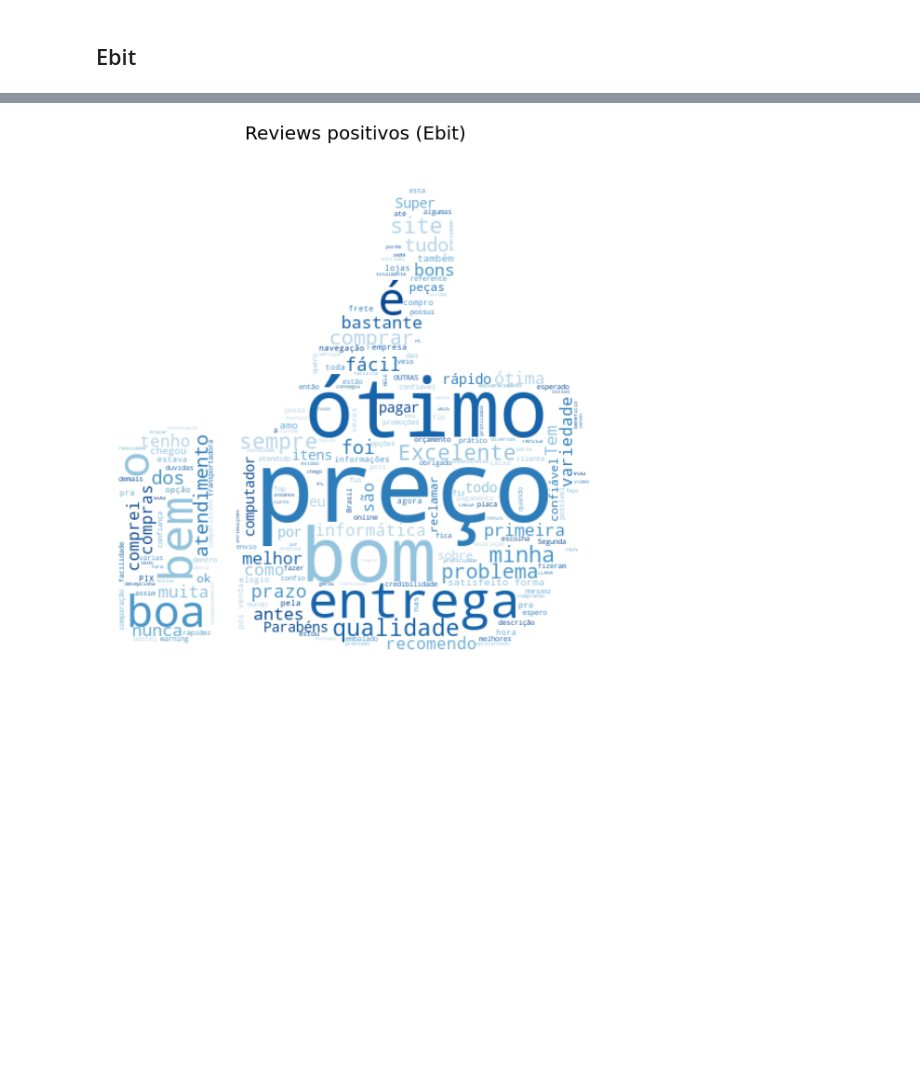
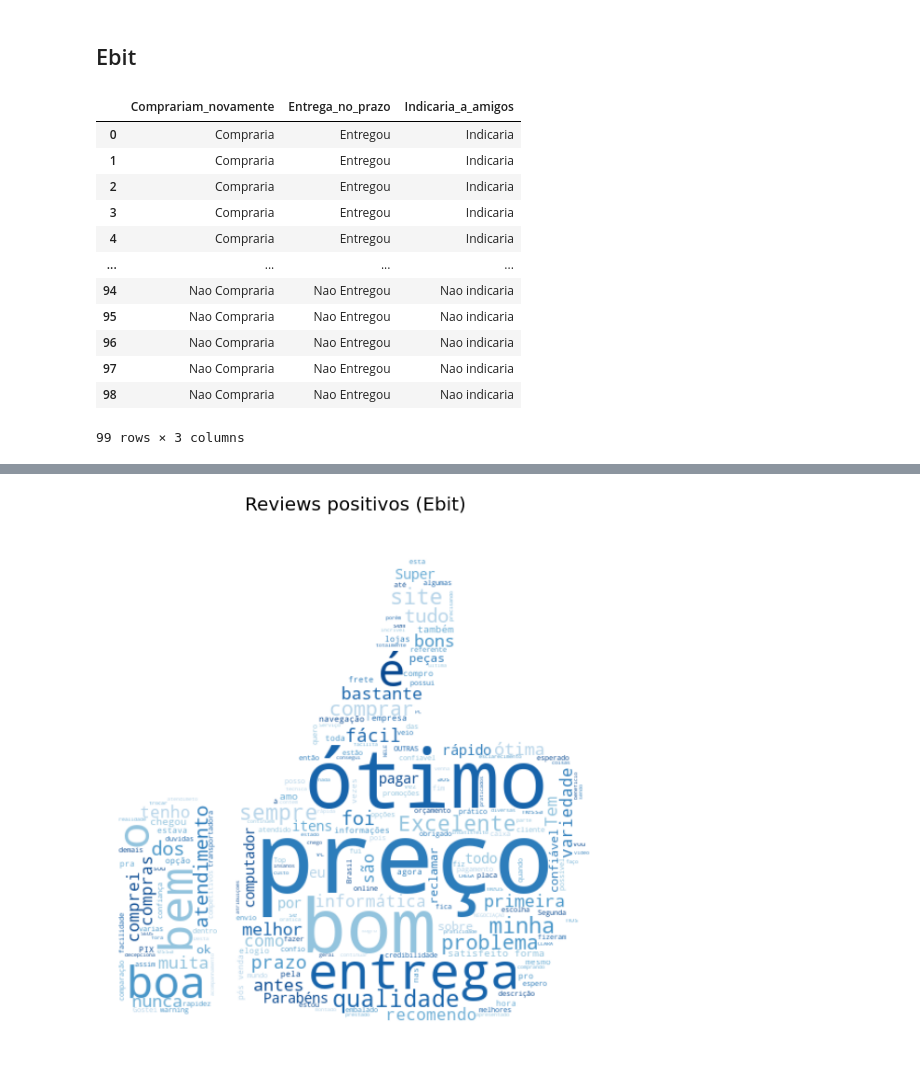
Before and after one commit to gutessitore/ReclameAquiScrapper, a Jupyter notebook: notebooks/pichau.ipynb, the cells around one changed output, grey strips where cells are left out. Cells and saved outputs as stored; diff of their text form; code cells hidden in the pictures; blank space fills up the shorter version.

```diff
--- a/notebooks/pichau.ipynb
+++ b/notebooks/pichau.ipynb
@@ -143,3 +143,24 @@ def plot_wordcloud(words, words_to_remove, title, style):
     plt.gcf().set_size_inches(16, 10)
 # %% [markdown]
 ## Ebit
+# %%
+import pandas as pd
+ebit_informaçao_site=pd.read_csv(r'../data/informaçoes_site.csv', sep=',')
+ebit_informaçao_site=ebit_informaçao_site.replace({'Comprariam_novamente':{u'ã':'a'}}, regex=True)
+ebit_informaçao_site=ebit_informaçao_site.replace({'Entrega_no_prazo':{u'ã':'a'}}, regex=True)
+ebit_informaçao_site=ebit_informaçao_site.replace({'Indicaria_a_amigos':{u'ã':'a'}}, regex=True)
+display(ebit_informaçao_site)
+# %% [output]
+|  | Comprariam_novamente | Entrega_no_prazo | Indicaria_a_amigos |
+| 0 | Compraria | Entregou | Indicaria |
+| 1 | Compraria | Entregou | Indicaria |
+| 2 | Compraria | Entregou | Indicaria |
+| 3 | Compraria | Entregou | Indicaria |
+| 4 | Compraria | Entregou | Indicaria |
+| ... | ... | ... | ... |
+| 94 | Nao Compraria | Nao Entregou | Nao indicaria |
+| 95 | Nao Compraria | Nao Entregou | Nao indicaria |
+| 96 | Nao Compraria | Nao Entregou | Nao indicaria |
+| 97 | Nao Compraria | Nao Entregou | Nao indicaria |
+| 98 | Nao Compraria | Nao Entregou | Nao indicaria |
+99 rows × 3 columns
```
Also changed, not shown: parts of 4 cells of this notebook, 1 other file.
